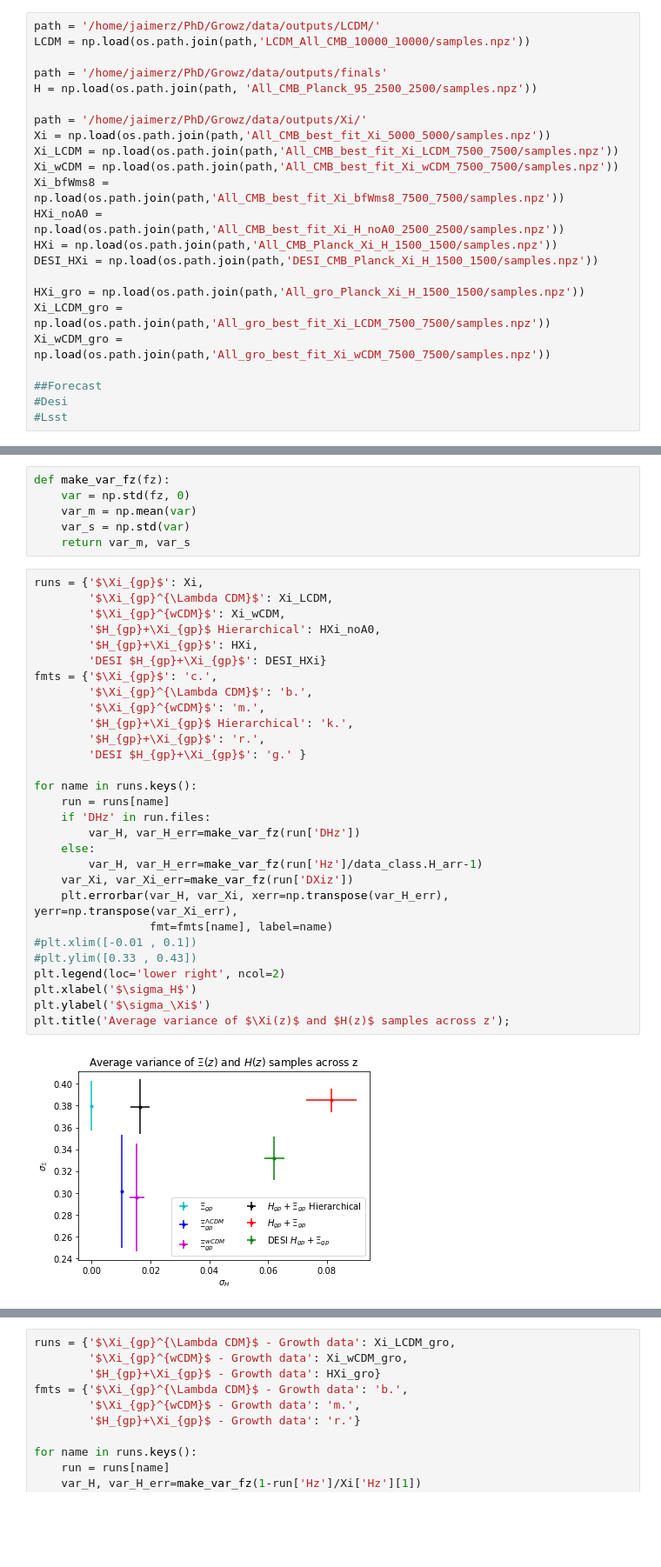
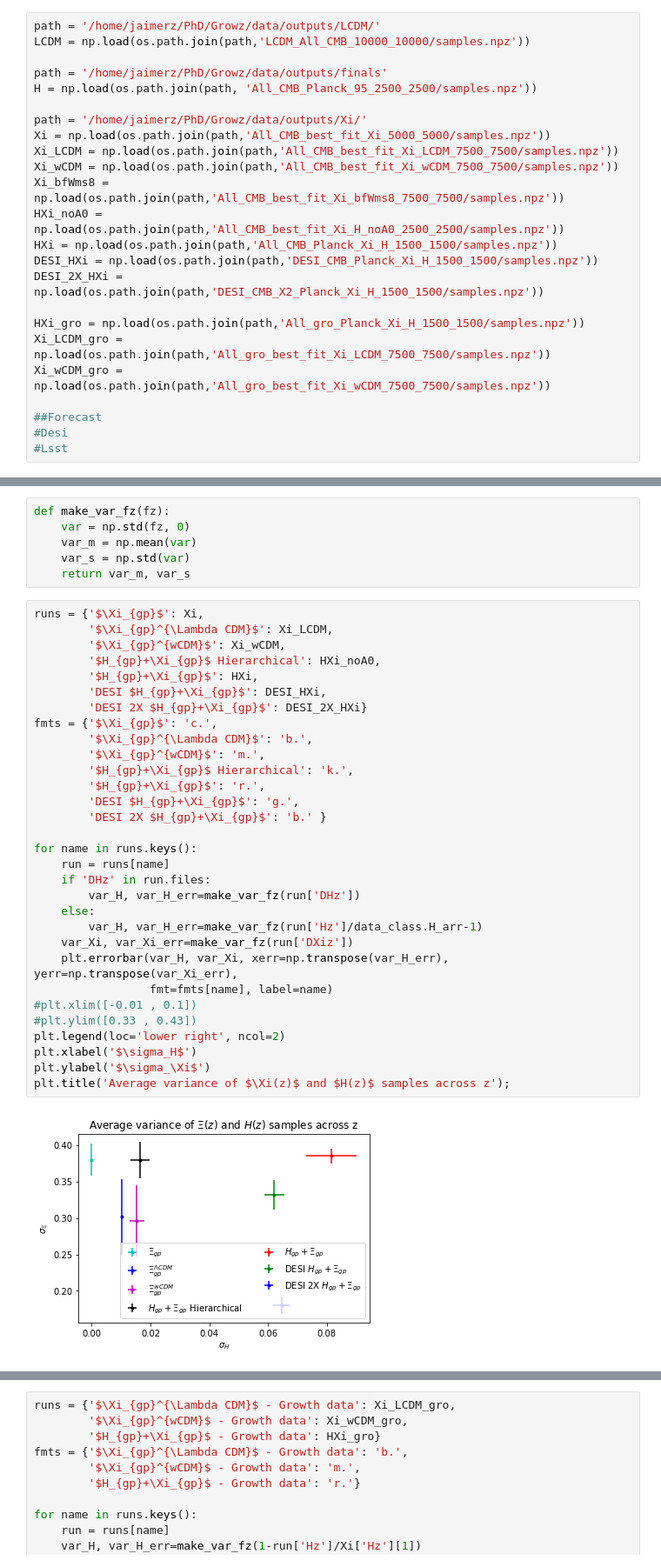
Before and after one commit to JaimeRZP/Growz, a Jupyter notebook: notebooks/plotting_Xi.ipynb, the cells around one changed output, grey strips where cells are left out. Shown at 87% size. Saved outputs shown, nothing was run; the diff lists cells and outputs as text; blank space fills up the shorter version.

```diff
--- a/notebooks/plotting_Xi.ipynb
+++ b/notebooks/plotting_Xi.ipynb
@@ -84,6 +86,7 @@ Xi_bfWms8 = np.load(os.path.join(path,'All_CMB_best_fit_Xi_bfWms8_7500_7500/samp
 HXi_noA0 = np.load(os.path.join(path,'All_CMB_best_fit_Xi_H_noA0_2500_2500/samples.npz'))
 HXi = np.load(os.path.join(path,'All_CMB_Planck_Xi_H_1500_1500/samples.npz'))
 DESI_HXi = np.load(os.path.join(path,'DESI_CMB_Planck_Xi_H_1500_1500/samples.npz'))
+DESI_2X_HXi = np.load(os.path.join(path,'DESI_CMB_X2_Planck_Xi_H_1500_1500/samples.npz'))
 
 HXi_gro = np.load(os.path.join(path,'All_gro_Planck_Xi_H_1500_1500/samples.npz'))
 Xi_LCDM_gro = np.load(os.path.join(path,'All_gro_best_fit_Xi_LCDM_7500_7500/samples.npz'))
@@ -379,31 +327,33 @@ def make_var_fz(fz):
 # %%
 runs = {'$\Xi_{gp}$': Xi,
         '$\Xi_{gp}^{\Lambda CDM}$': Xi_LCDM,
         '$\Xi_{gp}^{wCDM}$': Xi_wCDM,
         '$H_{gp}+\Xi_{gp}$ Hierarchical': HXi_noA0,
         '$H_{gp}+\Xi_{gp}$': HXi,
-        'DESI $H_{gp}+\Xi_{gp}$': DESI_HXi}
+        'DESI $H_{gp}+\Xi_{gp}$': DESI_HXi,
+        'DESI 2X $H_{gp}+\Xi_{gp}$': DESI_2X_HXi}
 fmts = {'$\Xi_{gp}$': 'c.',
         '$\Xi_{gp}^{\Lambda CDM}$': 'b.',
         '$\Xi_{gp}^{wCDM}$': 'm.',
         '$H_{gp}+\Xi_{gp}$ Hierarchical': 'k.',
         '$H_{gp}+\Xi_{gp}$': 'r.',
-        'DESI $H_{gp}+\Xi_{gp}$': 'g.' }
+        'DESI $H_{gp}+\Xi_{gp}$': 'g.',
+        'DESI 2X $H_{gp}+\Xi_{gp}$': 'b.' }
 
 for name in runs.keys():
     run = runs[name]
     if 'DHz' in run.files:
         var_H, var_H_err=make_var_fz(run['DHz'])
     else:
         var_H, var_H_err=make_var_fz(run['Hz']/data_class.H_arr-1)
     var_Xi, var_Xi_err=make_var_fz(run['DXiz'])
     plt.errorbar(var_H, var_Xi, xerr=np.transpose(var_H_err), yerr=np.transpose(var_Xi_err),
                  fmt=fmts[name], label=name)
 #plt.xlim([-0.01 , 0.1])
 #plt.ylim([0.33 , 0.43])
 plt.legend(loc='lower right', ncol=2)
 plt.xlabel('$\sigma_H$')
 plt.ylabel('$\sigma_\Xi$')
 plt.title('Average variance of $\Xi(z)$ and $H(z)$ samples across z');
 # %% [output]
-[figure, old version]
+[figure, new version]
```
Also changed, not shown: parts of 16 cells of this notebook, 4 other files.
